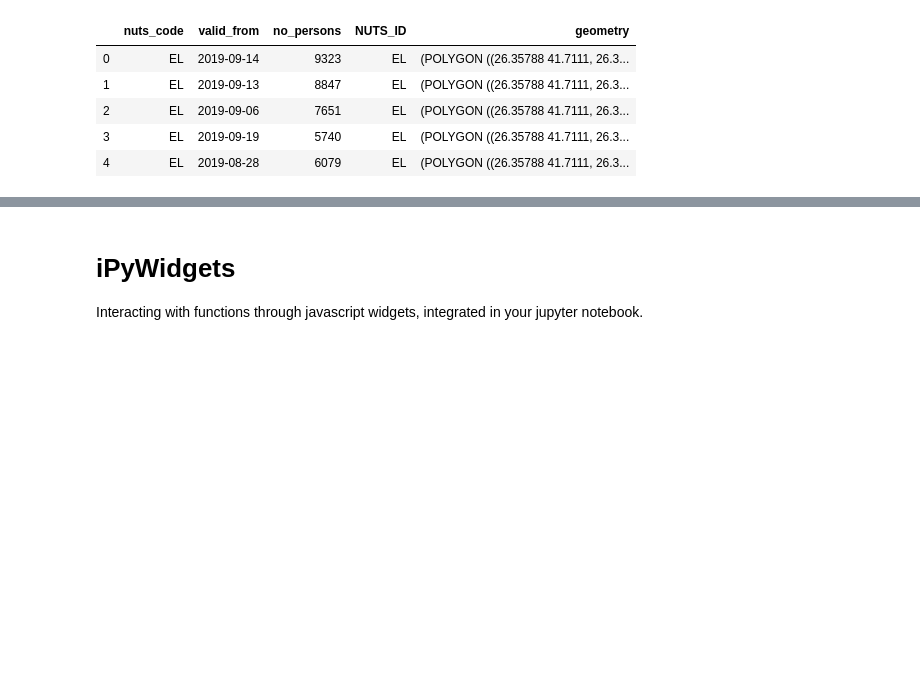
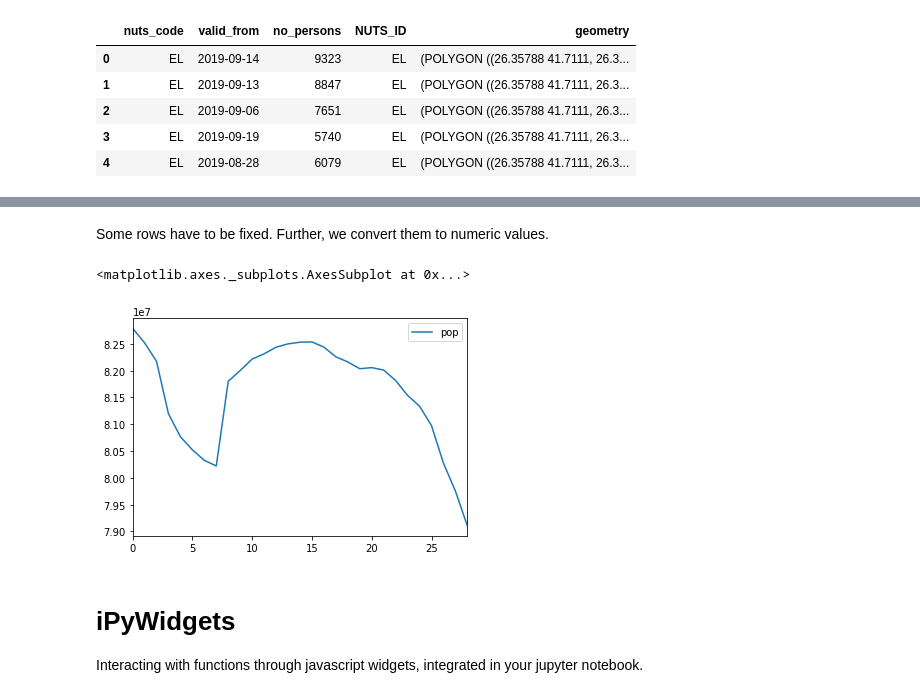
Before and after one commit to JulianStier/19ws-VisualAnalyticsProject, a Jupyter notebook: 01-project.ipynb, the cells around one changed output, grey strips where cells are left out. Saved outputs shown, nothing was run; the diff lists cells and outputs as text; code cells hidden in the pictures; blank space fills up the shorter version.

```diff
--- a/01-project.ipynb
+++ b/01-project.ipynb
@@ -166,3 +166,6 @@ result.head()
 | 2 | EL | 2019-09-06 | 7651 | EL | (POLYGON ((26.35788 41.7111, 26.3... |
 | 3 | EL | 2019-09-19 | 5740 | EL | (POLYGON ((26.35788 41.7111, 26.3... |
 | 4 | EL | 2019-08-28 | 6079 | EL | (POLYGON ((26.35788 41.7111, 26.3... |
+# %%
+population_nuts2_file = 'data/demo_r_d2jan.tsv'
+population_nuts2 = pd.read_csv(population_nuts2_file, sep=',|\t', engine='python')
@@ -168,0 +221,3 @@ result.head()
+# %%
+german_population = population_nuts2[(population_nuts2['geo\\time'] == 'DE') & (population_nuts2['age'] == 'TOTAL')  & (population_nuts2['sex'] == 'T')]
+german_population
@@ -168,0 +241,4 @@ result.head()
+# %%
+german_pop_series = german_population.melt(var_name='year', value_name='pop')
+pd.to_numeric(german_pop_series['year'])
+german_pop_series.head()
@@ -169,3 +252,15 @@ result.head()
+# %% [markdown]
+Some rows have to be fixed. Further, we convert them to numeric values.
+# %%
+german_pop_series['pop'][7] = 80222065
+german_pop_series['pop'] = pd.to_numeric(german_pop_series['pop'])
+german_pop_series.sort_index(inplace=True)
+# %%
+german_pop_series.set_index('year')
+german_pop_series.plot()
+# %% [output]
+<matplotlib.axes._subplots.AxesSubplot at 0x...>
+[figure, added]
 # %% [markdown]
 # iPyWidgets
 Interacting with functions through javascript widgets, integrated in your jupyter notebook.
```
Also changed, not shown: parts of 13 cells of this notebook, 1 other file.
